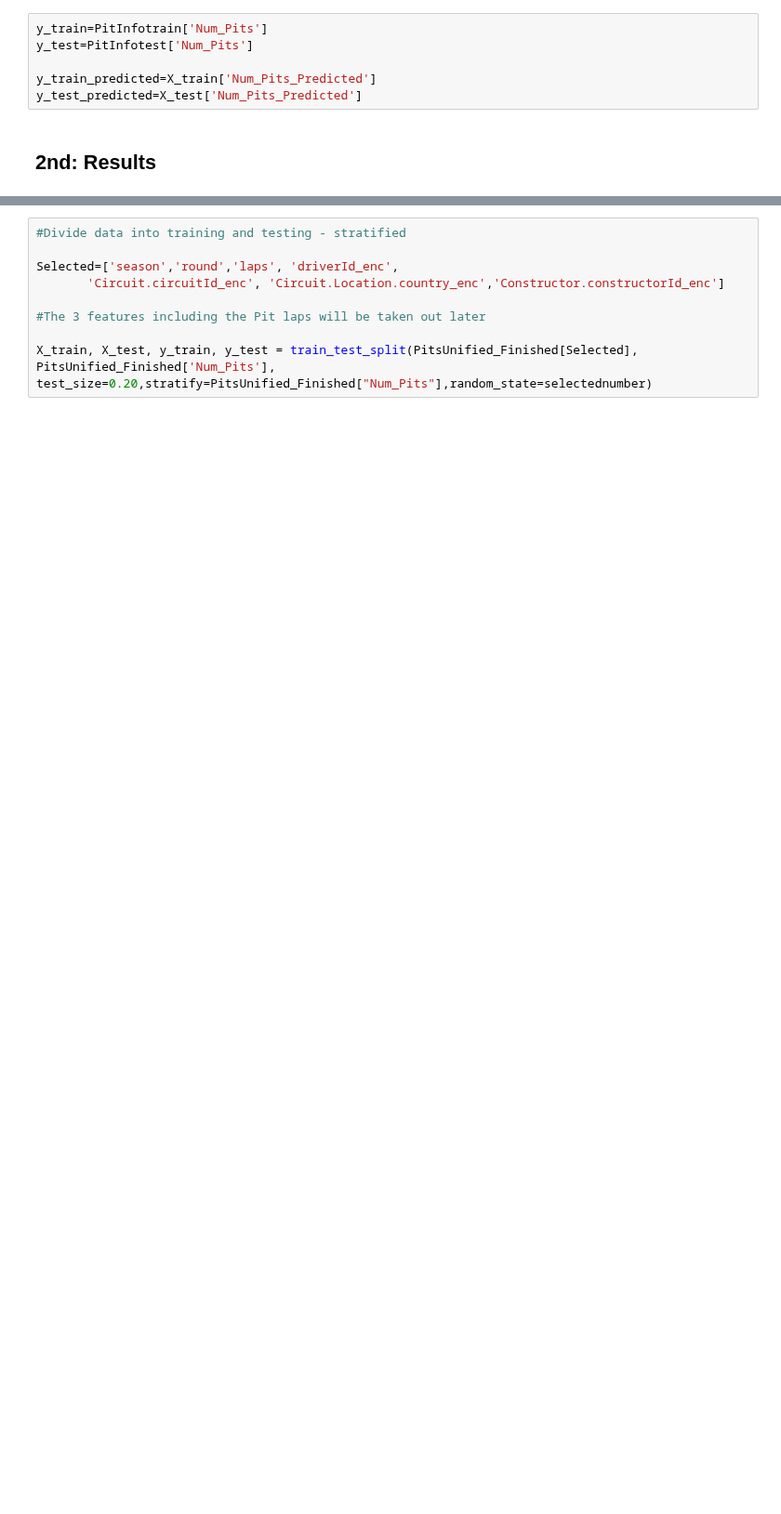
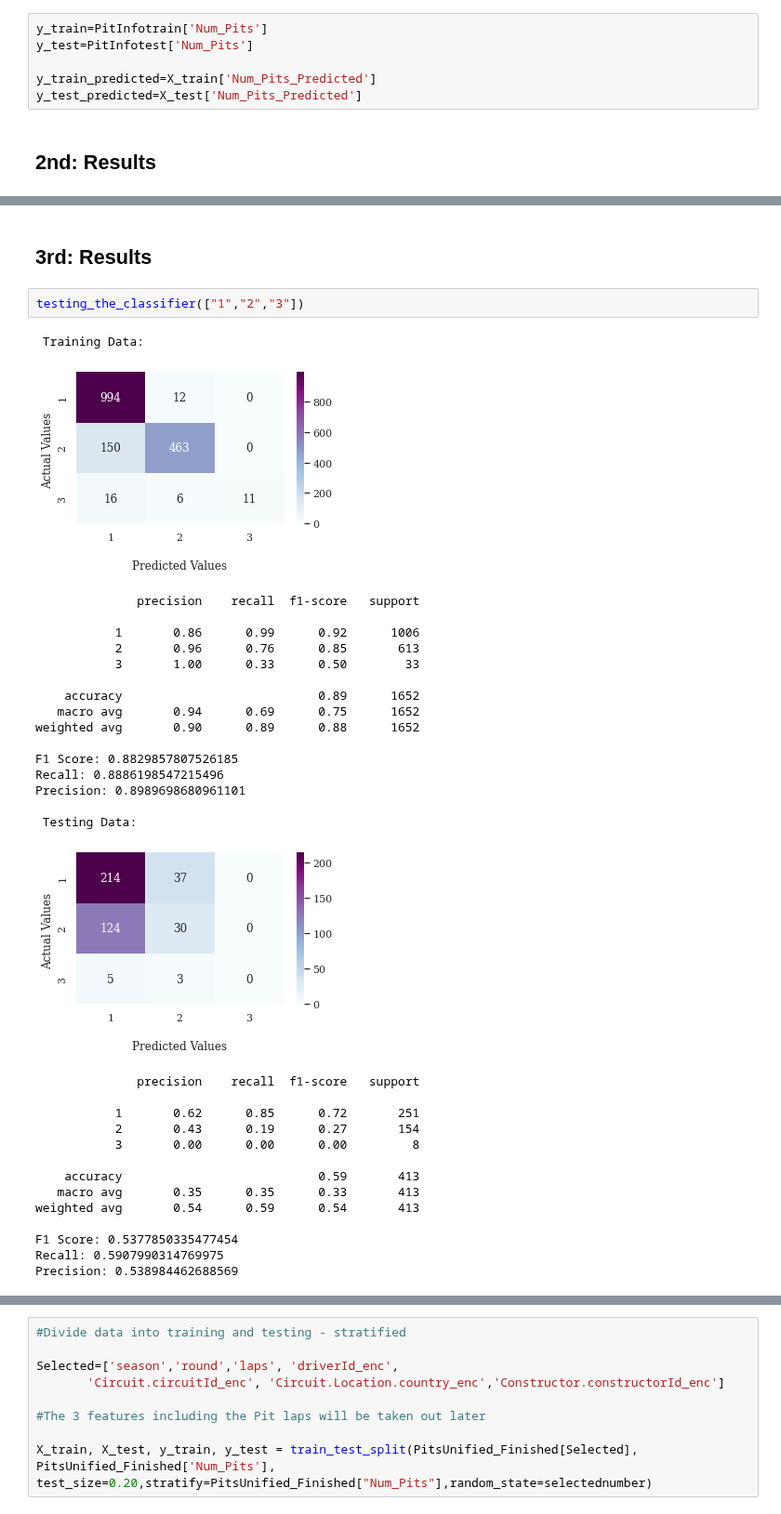
Before and after one commit to GabyCisnerosV/F1_NoName, a Jupyter notebook: Predicting_pitstops.ipynb, the cells around one changed output, grey strips where cells are left out. Shown at 93% size. Cells and saved outputs as stored; diff of their text form; blank space fills up the shorter version.

```diff
--- a/Predicting_pitstops.ipynb
+++ b/Predicting_pitstops.ipynb
@@ -569 +838,37 @@ weighted avg       0.60      0.63      0.60       413
+# %% [markdown]
+## 3rd: Results
+# %%
+testing_the_classifier(["1","2","3"])
+# %% [output]
+ Training Data:
+[figure, added]
+              precision    recall  f1-score   support
+
+           1       0.86      0.99      0.92      1006
+           2       0.96      0.76      0.85       613
+           3       1.00      0.33      0.50        33
+
+    accuracy                           0.89      1652
+   macro avg       0.94      0.69      0.75      1652
+weighted avg       0.90      0.89      0.88      1652
+
+F1 Score: 0.8829857807526185
+Recall: 0.8886198547215496
+Precision: 0.8989698680961101
+
+ Testing Data:
+[figure, added]
+              precision    recall  f1-score   support
+
+           1       0.62      0.85      0.72       251
+           2       0.43      0.19      0.27       154
+           3       0.00      0.00      0.00         8
+
+    accuracy                           0.59       413
+   macro avg       0.35      0.35      0.33       413
+weighted avg       0.54      0.59      0.54       413
+
+F1 Score: 0.5377850335477454
+Recall: 0.5907990314769975
+Precision: 0.538984462688569
 # %% [markdown]
```
Also changed, not shown: parts of 45 cells of this notebook, 10 other files.
